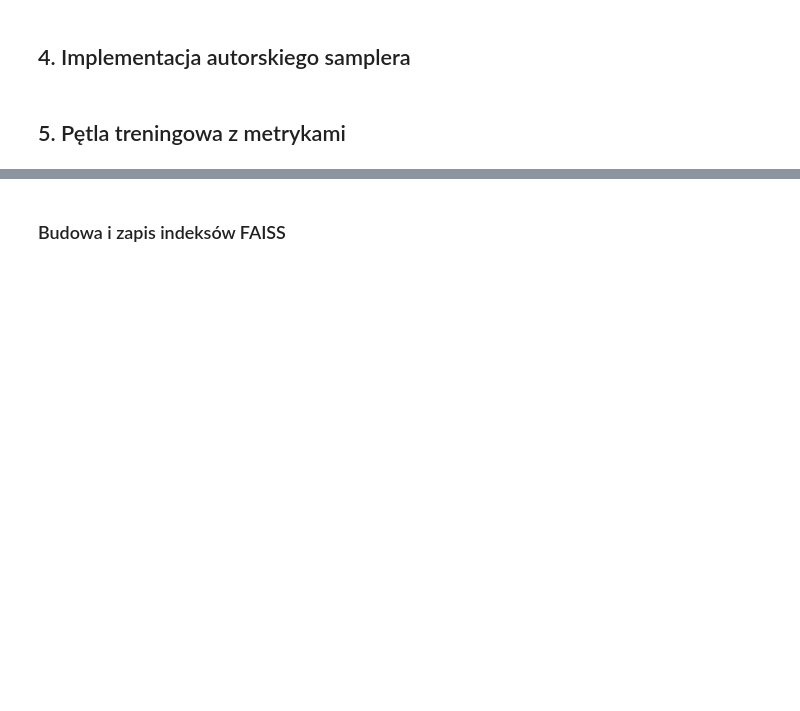
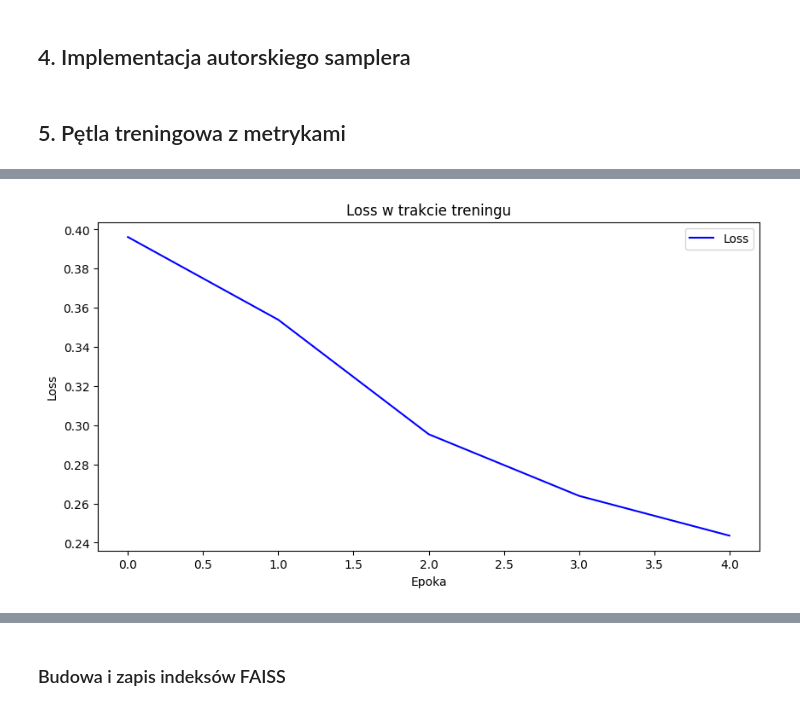
Before and after one commit to Kanigzzz/CLIP-CI-CD-Pipeline, a Jupyter notebook: notebooks/main.ipynb, the cells around one changed output, grey strips where cells are left out. Cells and saved outputs as stored; diff of their text form; code cells hidden in the pictures; blank space fills up the shorter version.

```diff
--- a/notebooks/main.ipynb
+++ b/notebooks/main.ipynb
@@ -286,7 +301,7 @@ ClipLoss(
 ## 4. Implementacja autorskiego samplera
 # %%
 class HardNegativeBatchSampler(Sampler):
-    def __init__(self, labels, batch_size, samples_per_class):
+    def __init__(self, labels: List[int], batch_size: int, samples_per_class: int):
         self.labels = labels
         self.batch_size = batch_size
         self.samples_per_class = samples_per_class
@@ -337,7 +352,7 @@ dataloader = DataLoader(
 # %% [markdown]
 ## 5. Pętla treningowa z metrykami
 # %%
-def train_epoch(model, criterion, optimizer, loader, device):
+def train_epoch(model: torch.nn.Module, criterion: torch.nn.Module, optimizer: torch.optim.Optimizer, loader: torch.utils.data.DataLoader, device: torch.device):
     model.train()
 
     model.image_tower.backbone.features[:-2].eval()
@@ -392,6 +407,10 @@ def train_epoch(model, criterion, optimizer, loader, device):
 # %%
 epochs = cfg['training']['epochs']
 best_loss = float('inf')
+epochs_without_update = 0
+patience = cfg['training']['patience']
+history = {"loss": [], "top1": [], "top3": [], "lr": []}
+
 
 for epoch in range(epochs):
     metrics = train_epoch(model, criterion, optimizer, dataloader, device)
@@ -400,9 +419,20 @@ for epoch in range(epochs):
     top1 = metrics['top1_accuracy']
     top3 = metrics['top3_accuracy']
 
+    history['loss'].append(epoch_loss)
+    history['top1'].append(top1)
+    history['top3'].append(top3)
+
     print(f"Epoch {epoch+1:02d}/{epochs} | Loss: {epoch_loss:.4f} | Top-1: {top1:.2%} | Top-3: {top3:.2%}")
+    history['lr'].append(optimizer.param_groups[0]['lr'])
 
     if epoch_loss < best_loss:
         best_loss = epoch_loss
+        epochs_without_update = 0
         torch.save(model.state_dict(), "../models/best_model.pth")
+    else:
+        epochs_without_update += 1
+        if epochs_without_update >= patience:
+            print(f"Brak poprawy przez {patience} kolejnych epok. Najlepszy uzyskany Loss: {best_loss:.4f}")
+            break
 # %% [output]
@@ -418,0 +452,28 @@ Epoch 10/10 | Loss: 0.5203 | Top-1: 82.94% | Top-3: 99.27%
+# %%
+def plot_loss_history(history):
+    plt.figure(figsize=(10, 5))
+    plt.plot(history['loss'], label='Loss', color='blue')
+    plt.title('Loss w trakcie treningu')
+    plt.xlabel('Epoka')
+    plt.ylabel('Loss')
+    plt.legend()
+
+def plot_accuracy_history(history):
+    plt.figure(figsize=(15, 7))
+    plt.subplot(1, 2, 1)
+    plt.plot(history['top1'], label='Top-1 Accuracy', color='green')
+    plt.title('Top-1 Accuracy w trakcie treningu')
+    plt.xlabel('Epoka')
+    plt.ylabel('Top-1 Accuracy')
+    plt.legend()
+
+    plt.subplot(1, 2, 2)
+    plt.plot(history['top3'], label='Top-3 Accuracy', color='orange')
+    plt.title('Top-3 Accuracy w trakcie treningu')
+    plt.xlabel('Epoka')
+    plt.ylabel('Top-3 Accuracy')
+    plt.legend()
+# %%
+plot_loss_history(history)
+# %% [output]
+[figure, added]
```
Also changed, not shown: parts of 16 cells of this notebook, 1 other file.
